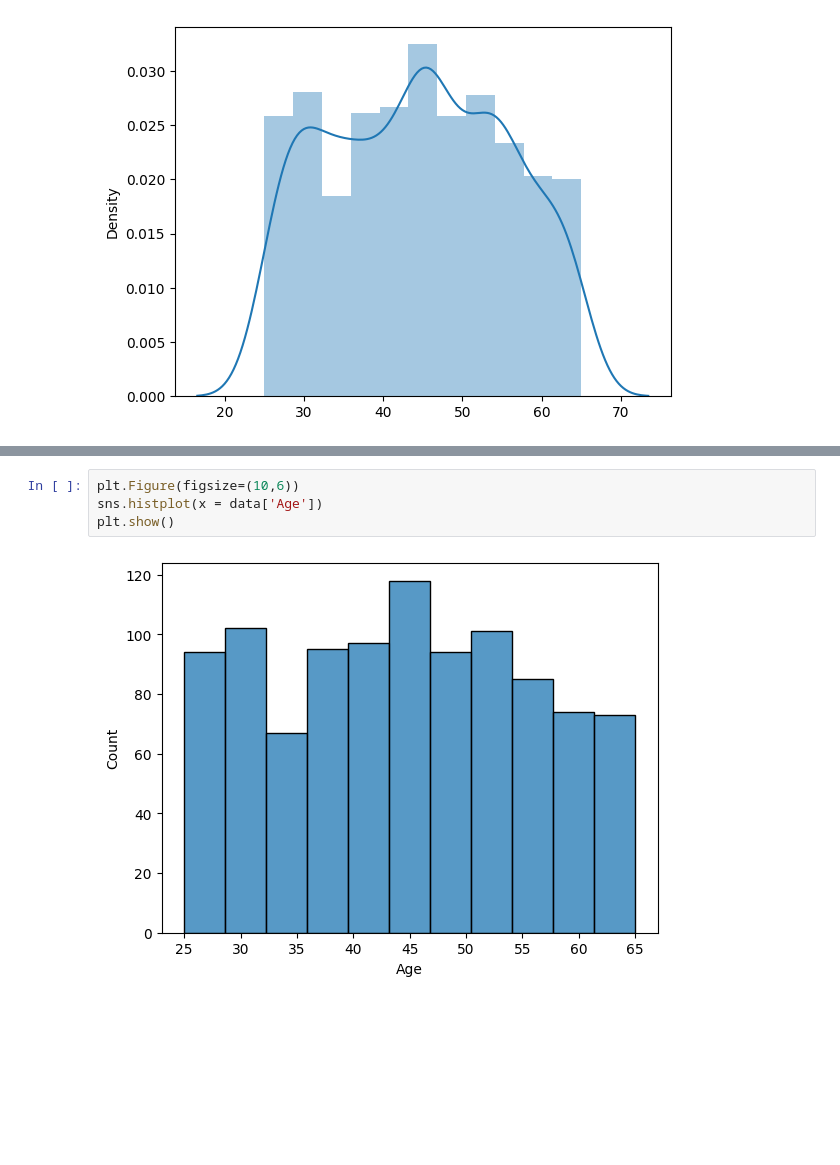
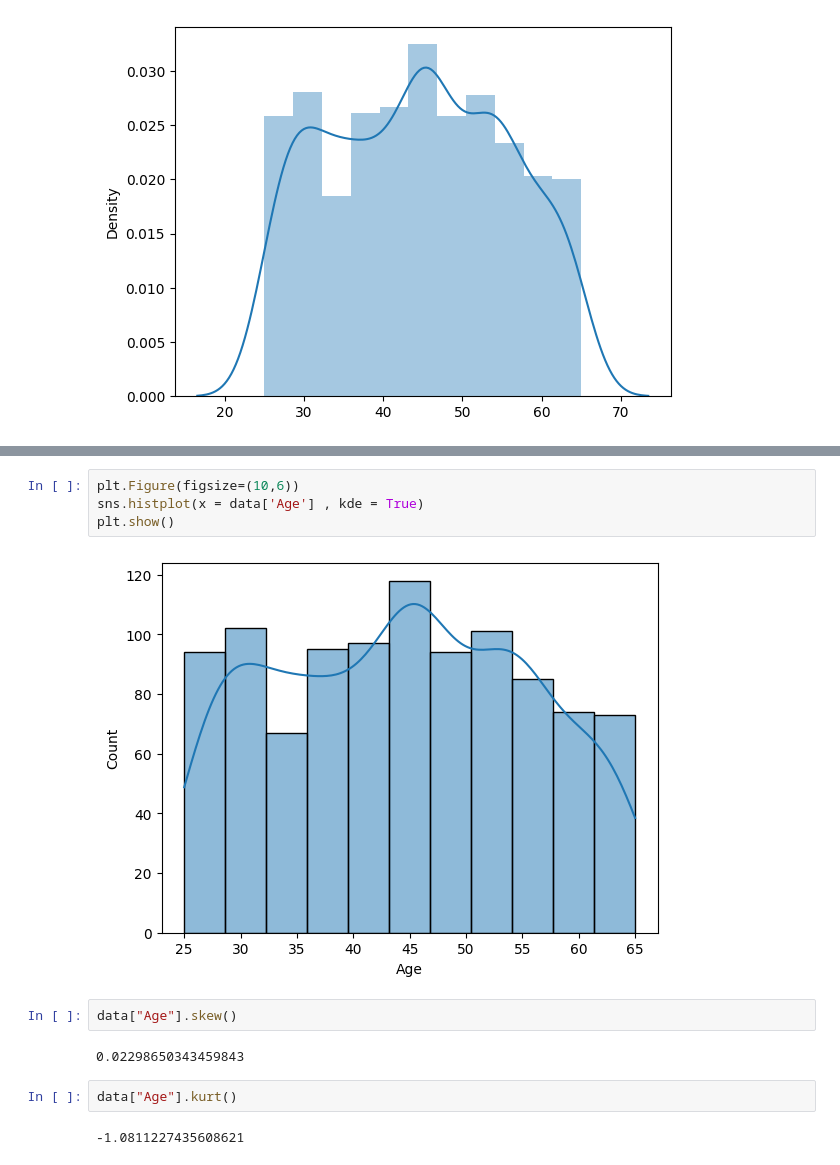
Before and after one commit to azaz9026/Python_library_NumPy, a Jupyter notebook: pandas_and_numpy.ipynb, the cells around one changed output, grey strips where cells are left out. Cells and saved outputs as stored; diff of their text form; blank space fills up the shorter version.

```diff
--- a/pandas_and_numpy.ipynb
+++ b/pandas_and_numpy.ipynb
@@ -354,6 +347,14 @@ plt.show()
 # %%
 plt.Figure(figsize=(10,6))
-sns.histplot(x = data['Age'])
+sns.histplot(x = data['Age'] , kde = True)
 plt.show()
 # %% [output]
-[figure, old version]
+[figure, new version]
+# %%
+data["Age"].skew()
+# %% [output]
+0.02298650343459843
+# %%
+data["Age"].kurt()
+# %% [output]
+-1.0811227435608621
```
Also changed, not shown: parts of 11 cells of this notebook, 1 other file.
